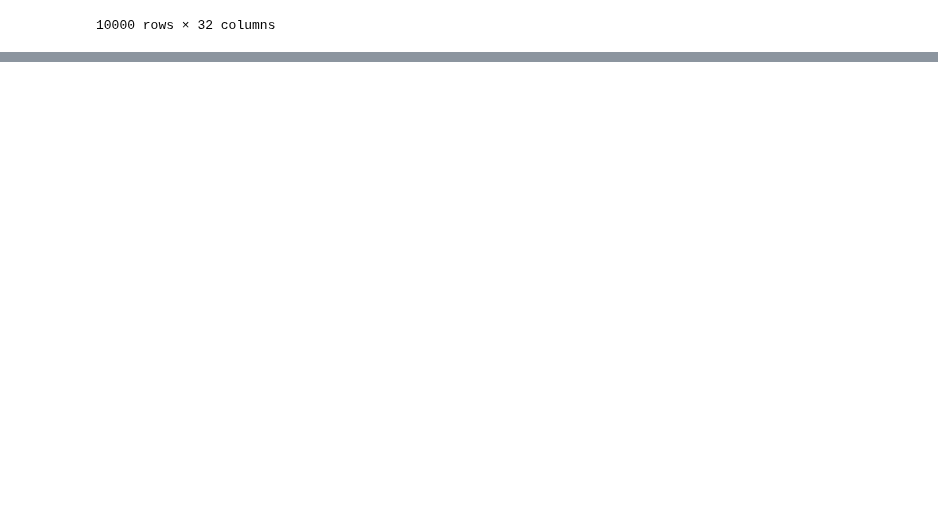
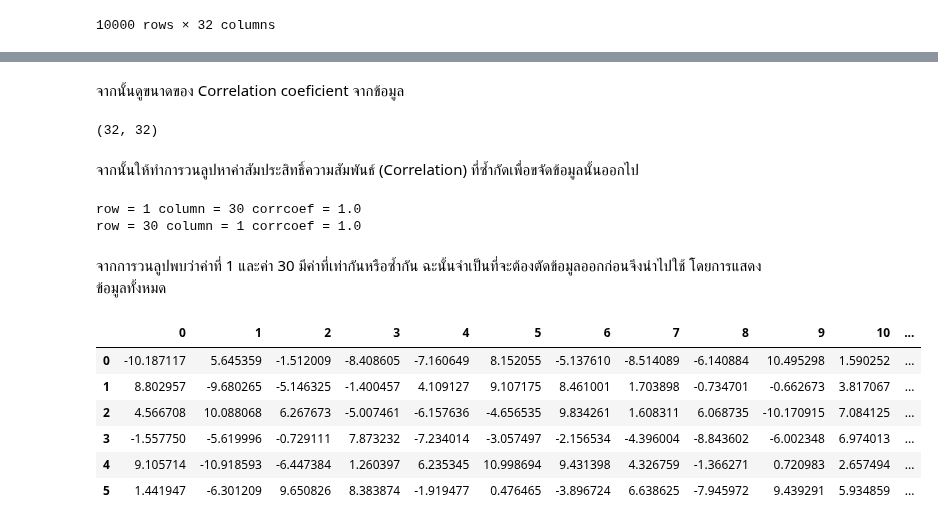
Before and after one commit to sitthatkaja/multivariate, a Jupyter notebook: Multivariate_Exam.ipynb, the cells around one changed output, grey strips where cells are left out. Drawn from its saved outputs; the diff is of its cells as text; code cells hidden in the pictures; blank space fills up the shorter version.

```diff
--- a/Multivariate_Exam.ipynb
+++ b/Multivariate_Exam.ipynb
@@ -61,0 +68,29 @@ Data
+# %% [markdown]
+จากนั้นดูขนาดของ Correlation coeficient จากข้อมูล
+# %%
+corr = np.corrcoef(Data.to_numpy().T)
+corr.shape
+# %% [output]
+(32, 32)
+# %% [markdown]
+จากนั้นให้ทำการวนลูปหาค่าสัมประสิทธิ์ความสัมพันธ์ (Correlation) ที่ซ้ำกัดเพื่อขจัดข้อมูลนั้นออกไป
+# %%
+for i in range(corr.shape[0]):
+    for j in range(corr.shape[1]):
+        if (i !=j) and (corr[i,j] == 1.):
+            print(f'row = {i} column = {j} corrcoef = {corr[i,j]}')
+# %% [output]
+row = 1 column = 30 corrcoef = 1.0
+row = 30 column = 1 corrcoef = 1.0
+# %% [markdown]
+จากการวนลูปพบว่าค่าที่ 1 และค่า 30 มีค่าที่เท่ากันหรือซ้ำกัน ฉะนั้นจำเป็นที่จะต้องตัดข้อมูลออกก่อนจึงนำไปใช้ โดยการแสดงข้อมูลทั้งหมด
+# %%
+Data.iloc[:6,:]
+# %% [output]
+|  | 0 | 1 | 2 | 3 | 4 | 5 | 6 | 7 | 8 | 9 | 10 | ... |
+| 0 | -10.187117 | 5.645359 | -1.512009 | -8.408605 | -7.160649 | 8.152055 | -5.137610 | -8.514089 | -6.140884 | 10.495298 | 1.590252 | ... |
+| 1 | 8.802957 | -9.680265 | -5.146325 | -1.400457 | 4.109127 | 9.107175 | 8.461001 | 1.703898 | -0.734701 | -0.662673 | 3.817067 | ... |
+| 2 | 4.566708 | 10.088068 | 6.267673 | -5.007461 | -6.157636 | -4.656535 | 9.834261 | 1.608311 | 6.068735 | -10.170915 | 7.084125 | ... |
+| 3 | -1.557750 | -5.619996 | -0.729111 | 7.873232 | -7.234014 | -3.057497 | -2.156534 | -4.396004 | -8.843602 | -6.002348 | 6.974013 | ... |
+| 4 | 9.105714 | -10.918593 | -6.447384 | 1.260397 | 6.235345 | 10.998694 | 9.431398 | 4.326759 | -1.366271 | 0.720983 | 2.657494 | ... |
+| 5 | 1.441947 | -6.301209 | 9.650826 | 8.383874 | -1.919477 | 0.476465 | -3.896724 | 6.638625 | -7.945972 | 9.439291 | 5.934859 | ... |
```
Also changed, not shown: parts of 3 cells of this notebook.
